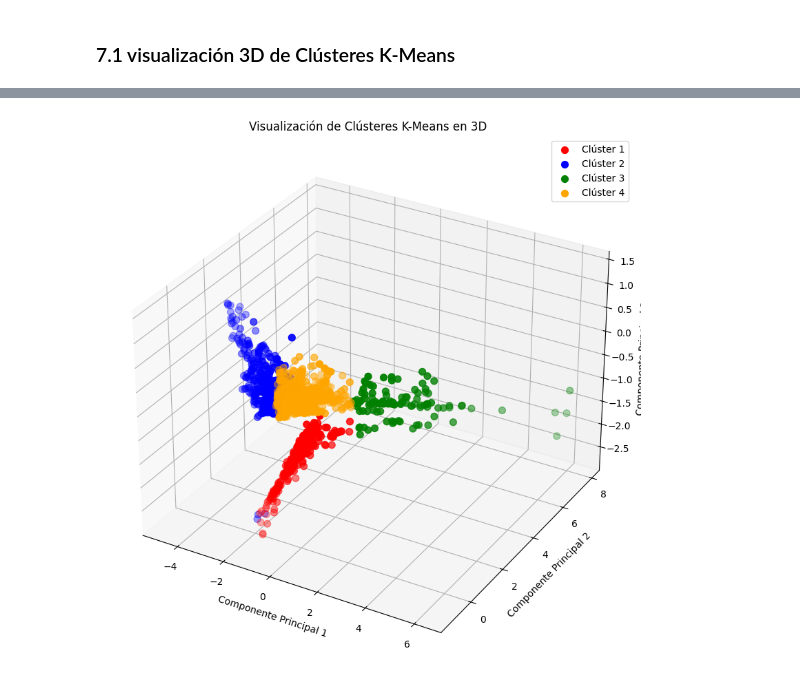
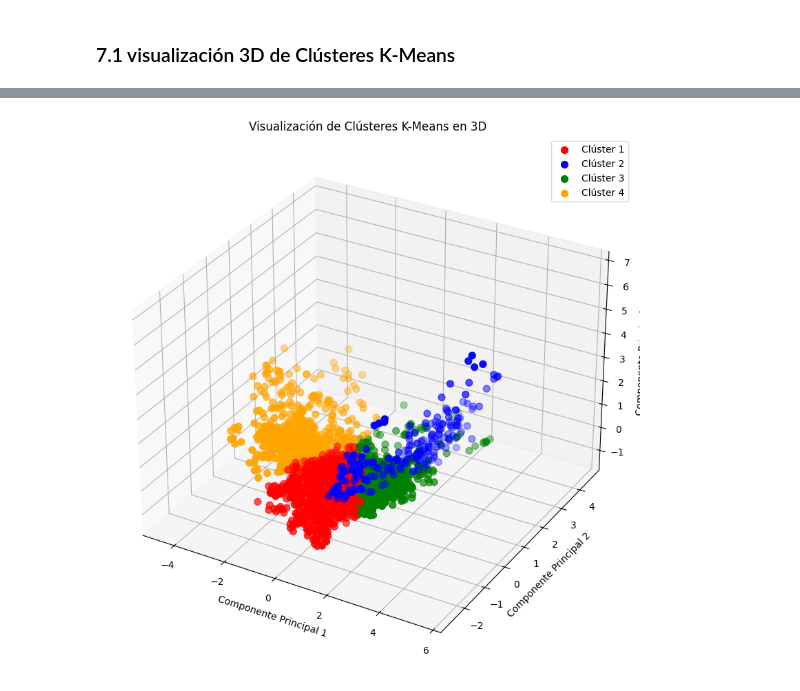
Before and after one commit to palberth/CienciaDatos-MASDI, a Jupyter notebook: Actividad_4_6_Ciencia_de_Datos.ipynb, the cells around one changed output, grey strips where cells are left out. Drawn from its saved outputs; the diff is of its cells as text; code cells hidden in the pictures.

```diff
--- a/Actividad_4_6_Ciencia_de_Datos.ipynb
+++ b/Actividad_4_6_Ciencia_de_Datos.ipynb
@@ -421,20 +421,24 @@ from sklearn.decomposition import PCA
 import matplotlib.pyplot as plt
 from mpl_toolkits.mplot3d import Axes3D
 
-# Cargar datos
-df = pd.read_csv('/content/Life Expectancy Data.csv')
-
+df = data
 # Preprocesamiento: Limpieza y normalización
 df = df.dropna()  # Eliminar filas con valores nulos
-variables_relevantes = ['GDP', 'Health expenditure', 'Adult Mortality', 'Life expectancy '] # Se agregó un espacio a 'Esperanza de vida '
-# Comprobar si las columnas existen en el DataFrame
-for col in variables_relevantes:
-    if col not in df.columns:
-        print(f"Warning: Column '{col}' not found in DataFrame.")
+variables_relevantes = ['PIB', 'Gasto total', 'Mortalidad adulta', 'Esperanza de vida '] # Lista original
 
-# Si los nombres de las columnas tienen espacios o caracteres especiales, debe usar los nombres exactos tal como aparecen en el DataFrame.
-# Por ejemplo, si el nombre de la columna es 'Gasto en salud', con un espacio al final, debe usarlo en su lista.
-df = df[[col for col in variables_relevantes if col in df.columns]] # Seleccione solo las columnas que existen
+# Imprimir los nombres de las columnas disponibles en el DataFrame
+print(f"Columnas disponibles en el DataFrame: {df.columns.tolist()}")
+
+# Corregir los nombres de las columnas en 'variables_relevantes' si es necesario
+variables_relevantes = [col.strip() for col in variables_relevantes] # Eliminar espacios al inicio y al final
+# Verificar si las columnas existen en el DataFrame y si no, imprimir una advertencia y excluirlas
+variables_relevantes = [col for col in variables_relevantes if col in df.columns]
+
+# Asegurarse de que 'variables_relevantes' no esté vacía después de la corrección
+if not variables_relevantes:
+    raise ValueError("Ninguna de las 'variables_relevantes' se encuentra en el DataFrame. Revise los nombres de las columnas.")
+
+df = df[variables_relevantes] # Seleccionar solo las columnas relevantes
 scaler = StandardScaler()
 df_scaled = scaler.fit_transform(df)
 
@@ -469 +473 @@ Warning: Column 'Health expenditure' not found in DataFrame.
-[figure, old version]
+[figure, new version]
```
Also changed, not shown: parts of 1 cell of this notebook.
